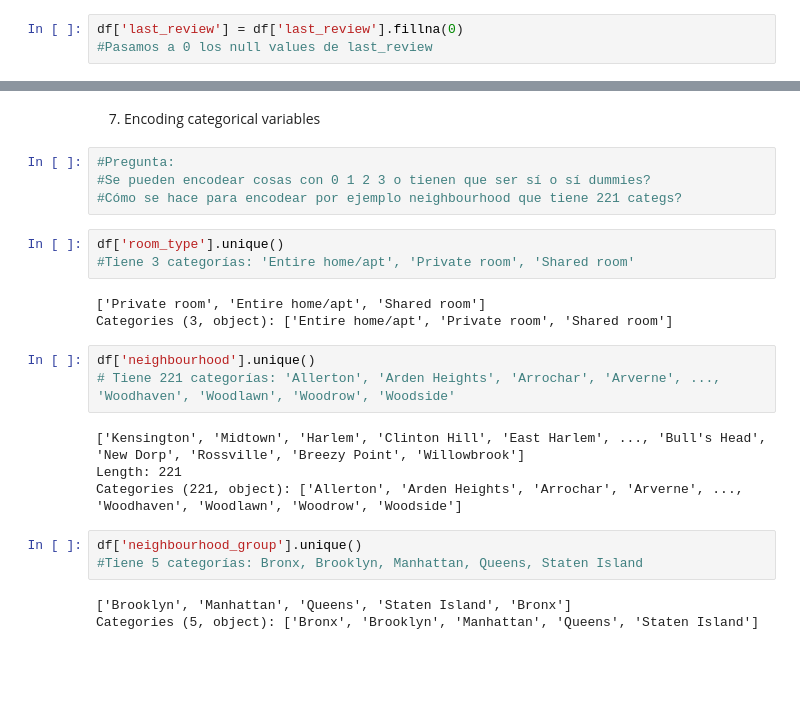
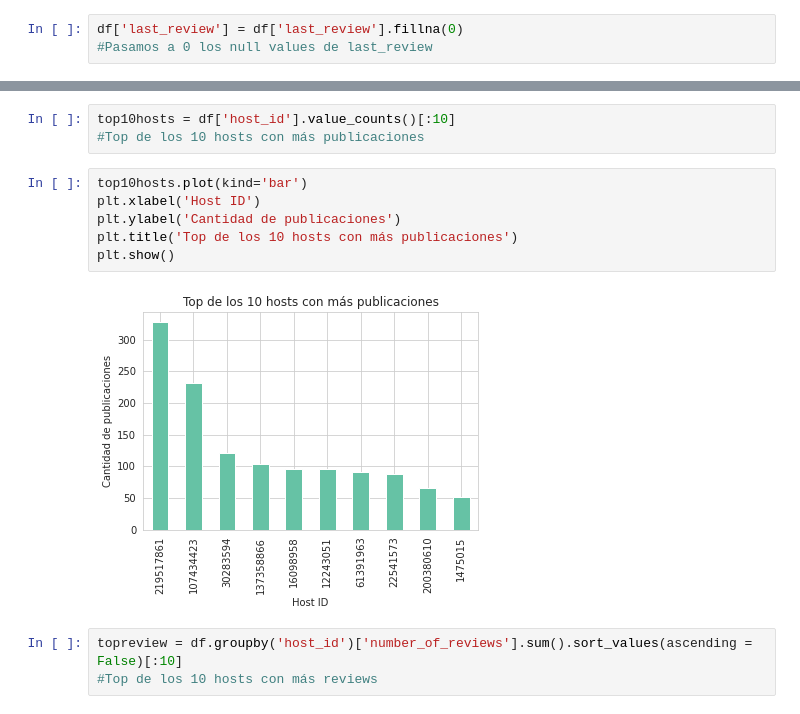
Before and after one commit to easyundercover/data-preprocessing-project, a Jupyter notebook: src/explore.ipynb, the cells around one changed output, grey strips where cells are left out. Saved outputs shown, nothing was run; the diff lists cells and outputs as text; blank space fills up the shorter version.

```diff
--- a/src/explore.ipynb
+++ b/src/explore.ipynb
@@ -241,28 +255,17 @@ plt.show()
 #Number of reviews y listings tienen relación negativa porque a menos listings tiene sentido que tengas menos reviews
 # %% [output]
 [figure]
-# %% [markdown]
-7. Encoding categorical variables
-# %%
-#Pregunta:
-#Se pueden encodear cosas con 0 1 2 3 o tienen que ser sí o sí dummies?
-#Cómo se hace para encodear por ejemplo neighbourhood que tiene 221 categs?
-# %%
-df['room_type'].unique()
-#Tiene 3 categorías: 'Entire home/apt', 'Private room', 'Shared room'
-# %% [output]
-['Private room', 'Entire home/apt', 'Shared room']
-Categories (3, object): ['Entire home/apt', 'Private room', 'Shared room']
-# %%
-df['neighbourhood'].unique()
-# Tiene 221 categorías: 'Allerton', 'Arden Heights', 'Arrochar', 'Arverne', ..., 'Woodhaven', 'Woodlawn', 'Woodrow', 'Woodside'
-# %% [output]
-['Kensington', 'Midtown', 'Harlem', 'Clinton Hill', 'East Harlem', ..., 'Bull's Head', 'New Dorp', 'Rossville', 'Breezy Point', 'Willowbrook']
-Length: 221
-Categories (221, object): ['Allerton', 'Arden Heights', 'Arrochar', 'Arverne', ..., 'Woodhaven', 'Woodlawn', 'Woodrow', 'Woodside']
-# %%
-df['neighbourhood_group'].unique()
-#Tiene 5 categorías: Bronx, Brooklyn, Manhattan, Queens, Staten Island
-# %% [output]
-['Brooklyn', 'Manhattan', 'Queens', 'Staten Island', 'Bronx']
-Categories (5, object): ['Bronx', 'Brooklyn', 'Manhattan', 'Queens', 'Staten Island']
+# %%
+top10hosts = df['host_id'].value_counts()[:10]
+#Top de los 10 hosts con más publicaciones
+# %%
+top10hosts.plot(kind='bar')
+plt.xlabel('Host ID')
+plt.ylabel('Cantidad de publicaciones')
+plt.title('Top de los 10 hosts con más publicaciones')
+plt.show()
+# %% [output]
+[figure, added]
+# %%
+topreview = df.groupby('host_id')['number_of_reviews'].sum().sort_values(ascending = False)[:10]
+#Top de los 10 hosts con más reviews
```
Also changed, not shown: parts of 58 cells of this notebook, 4 other files.
